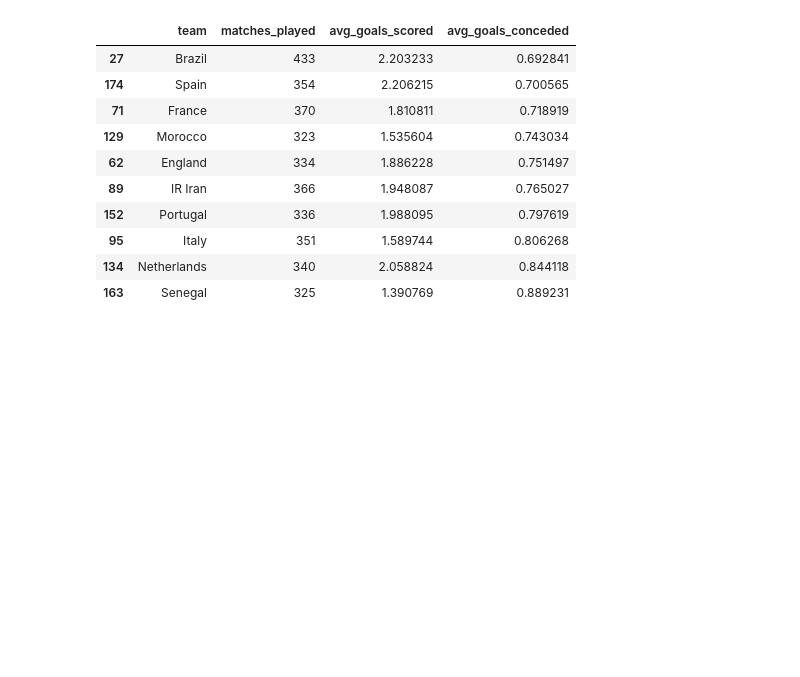
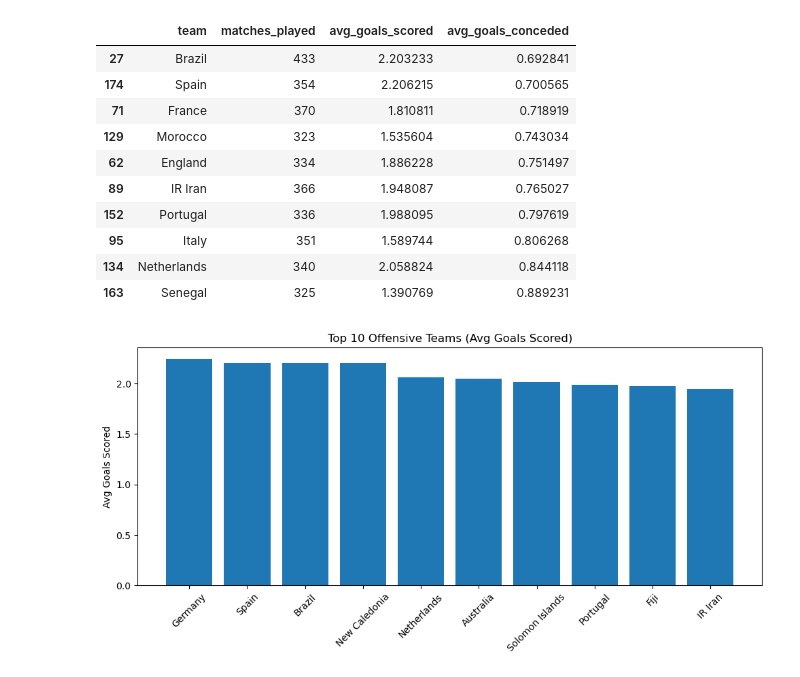
Before and after one commit to Blitz431/Ds311_Group_5_Repo, a Jupyter notebook: Q1/Q1_Answer.ipynb, the cells around one changed output. Drawn from its saved outputs; the diff is of its cells as text; code cells hidden in the pictures; blank space fills up the shorter version.

Commit message:
offensive graph

```diff
--- a/Q1/Q1_Answer.ipynb
+++ b/Q1/Q1_Answer.ipynb
@@ -67,3 +67,14 @@ top_defense
 | 163 | Senegal | 325 | 1.390769 | 0.889231 |
 # %%
 # i want to build some kind of graph but i will try to work on that another time
+# %%
+# Offensive Teams scoering
+plt.figure(figsize=(10,5))
+plt.bar(top_offense['team'], top_offense['avg_goals_scored'])
+plt.title('Top 10 Offensive Teams (Avg Goals Scored)')
+plt.ylabel('Avg Goals Scored')
+plt.xticks(rotation=45)
+plt.tight_layout()
+plt.show()
+# %% [output]
+[figure, added]
```
